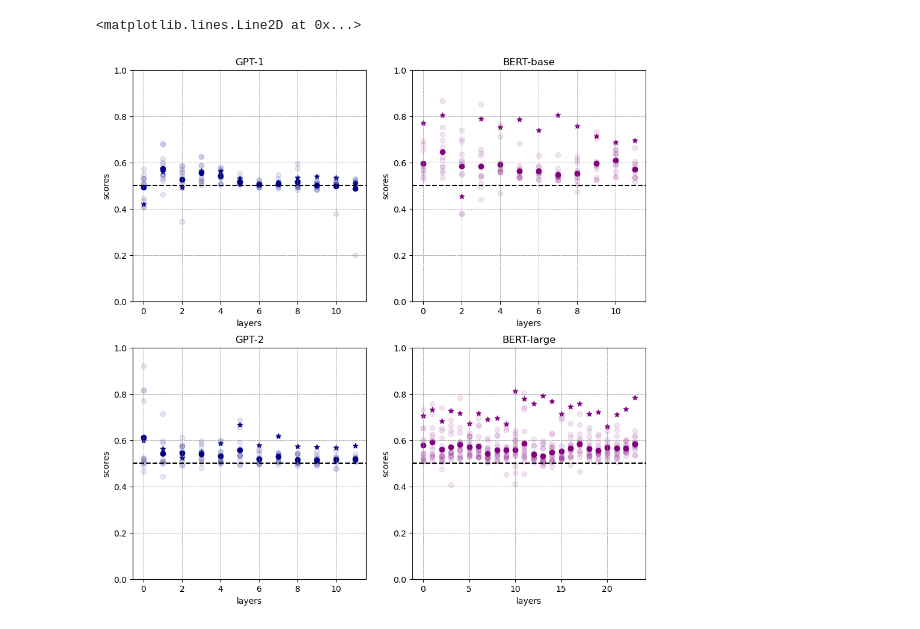
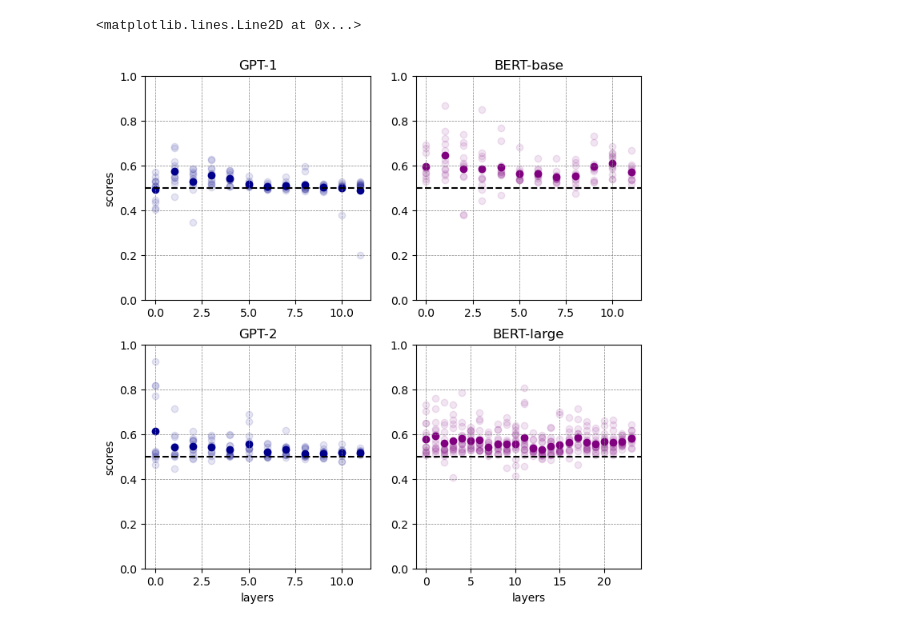
Before and after one commit to matteosaponati/attention-geometry, a Jupyter notebook: figures/pretrained-models/scores-GPT1-BERTbase.ipynb, the cells around one changed output. Drawn from its saved outputs; the diff is of its cells as text; code cells hidden in the pictures.

Commit message:
general changes to get better figures

```diff
--- a/figures/pretrained-models/scores-GPT1-BERTbase.ipynb
+++ b/figures/pretrained-models/scores-GPT1-BERTbase.ipynb
@@ -6,48 +6,48 @@ from scipy.stats import sem, median_abs_deviation
 import matplotlib.pyplot as plt
 # %%
 # get scores for BERT-base
-with open('../../_data/fig_scores/BERTmodels.pkl', 'rb') as file:
+with open('../../_data/fig_scores/BERT-query-key.pkl', 'rb') as file:
     models = pickle.load(file)
-SBERTbase = models['BERTbase'][-2]**2
-SBERTlarge = models['BERTlarge'][-2]**2
+SBERTbase = models['BERTbase'][-2]
+SBERTlarge = models['BERTlarge'][-2]
 
-with open('../../_data/fig_scores/BERTFullmodels.pkl', 'rb') as file:
+with open('../../_data/fig_scores/BERT-query-key-full.pkl', 'rb') as file:
     models = pickle.load(file)
 SBERTbaseFull = models['BERTbase'][-2]**2
 SBERTlargeFull = models['BERTlarge'][-2]**2
 
 # get scores for GPT-1
-with open('../../_data/fig_scores/GPTmodels.pkl', 'rb') as file:
+with open('../../_data/fig_scores/GPT-query-key.pkl', 'rb') as file:
     models = pickle.load(file)
-SGPT1 = models['GPT'][-2]**2
-SGPT2 = models['GPT2'][-2]**2
+SGPT1 = models['GPT'][-2]
+SGPT2 = models['GPT2'][-2]
 
-with open('../../_data/fig_scores/GPTFullmodels.pkl', 'rb') as file:
+with open('../../_data/fig_scores/GPT-query-key-full.pkl', 'rb') as file:
     models = pickle.load(file)
 SGPT1Full = models['GPT'][-2]**2
 SGPT2Full = models['GPT2'][-2]**2
 # %%
-plt.figure(figsize=(11,11))
+plt.figure(figsize=(8,8))
 
 plt.subplot(2,2,1)
 
-plt.scatter(np.arange(SGPT1Full.shape[0]),SGPT1Full,color='darkblue',marker='*')
+# plt.scatter(np.arange(SGPT1Full.shape[0]),SGPT1Full,color='darkblue',marker='*')
 
 for layer in range(SGPT1.shape[0]):
 
     plt.scatter(layer*np.ones(SGPT1.shape[1]),SGPT1[layer,:],color='darkblue',alpha=.1)
-    plt.scatter(layer,np.meadianSGPT1[layer,:].mean(),color='darkblue')
+    plt.scatter(layer,SGPT1[layer,:].mean(),color='darkblue')
 
 plt.grid(color = 'gray', linestyle = '--', linewidth = 0.5)
 plt.title('GPT-1')
 plt.ylabel('scores')
-plt.xlabel('layers')
+# plt.xlabel('layers')
 plt.ylim(0,1)
 plt.axhline(y=.5,color='k',linestyle='dashed')
 
 plt.subplot(2,2,2)
 
-plt.scatter(np.arange(SBERTbaseFull.shape[0]),SBERTbaseFull,color='purple',marker='*')
+# plt.scatter(np.arange(SBERTbaseFull.shape[0]),SBERTbaseFull,color='purple',marker='*')
 
 for layer in range(SBERTbase.shape[0]):
 
@@ -56,42 +56,42 @@ for layer in range(SBERTbase.shape[0]):
 
 plt.grid(color = 'gray', linestyle = '--', linewidth = 0.5)
 plt.title('BERT-base')
-plt.ylabel('scores')
-plt.xlabel('layers')
+# plt.ylabel('scores')
+# plt.xlabel('layers')
 plt.ylim(0,1)
 plt.axhline(y=.5,color='k',linestyle='dashed')
 
 plt.subplot(2,2,3)
 
-plt.scatter(np.arange(SGPT2Full.shape[0]),SGPT2Full,color='darkblue',marker='*')
+# plt.scatter(np.arange(SGPT2Full.shape[0]),SGPT2Full,color='darkblue',marker='*')
 
 for layer in range(SGPT2.shape[0]):
 
     plt.scatter(layer*np.ones(SGPT2.shape[1]),SGPT2[layer,:],color='darkblue',alpha=.1)
     plt.scatter(layer,SGPT2[layer,:].mean(),color='darkblue')
 
 plt.grid(color = 'gray', linestyle = '--', linewidth = 0.5)
 plt.title('GPT-2')
 plt.ylabel('scores')
 plt.xlabel('layers')
 plt.ylim(0,1)
 plt.axhline(y=.5,color='k',linestyle='dashed')
 
 plt.subplot(2,2,4)
 
-plt.scatter(np.arange(SBERTlargeFull.shape[0]),SBERTlargeFull,color='purple',marker='*')
+# plt.scatter(np.arange(SBERTlargeFull.shape[0]),SBERTlargeFull,color='purple',marker='*')
 
 for layer in range(SBERTlarge.shape[0]):
 
     plt.scatter(layer*np.ones(SBERTlarge.shape[1]),SBERTlarge[layer,:],color='purple',alpha=.1)
     plt.scatter(layer,SBERTlarge[layer,:].mean(),color='purple')
 
 plt.grid(color = 'gray', linestyle = '--', linewidth = 0.5)
 plt.title('BERT-large')
-plt.ylabel('scores')
+# plt.ylabel('scores')
 plt.xlabel('layers')
 plt.ylim(0,1)
 plt.axhline(y=.5,color='k',linestyle='dashed')
 # %% [output]
 <matplotlib.lines.Line2D at 0x...>
-[figure, old version]
+[figure, new version]
```
Also changed, not shown: 4 other files.
